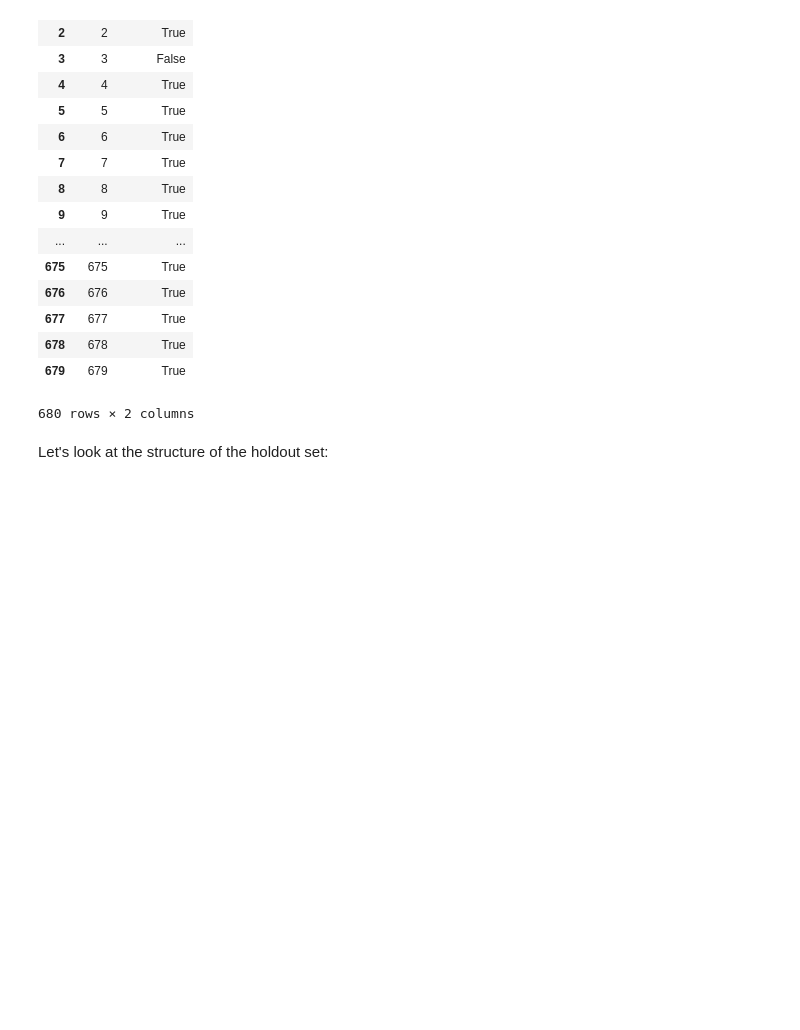
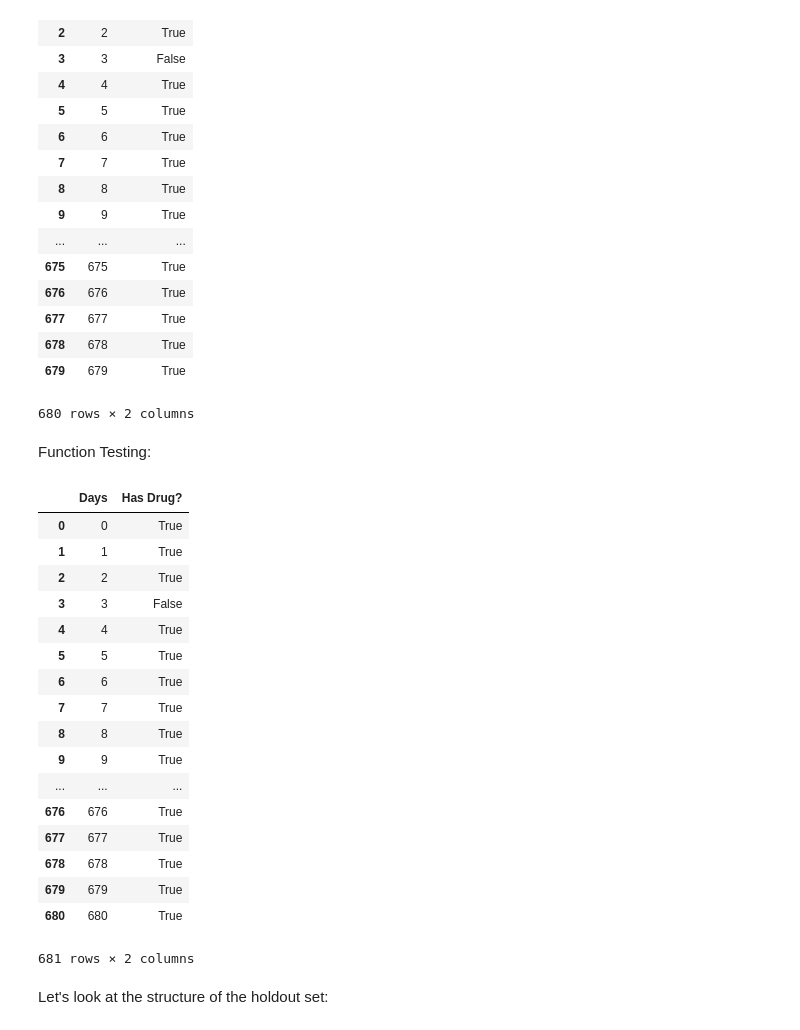
Before and after one commit to chenson2018/Humana-Mays-Competition, a Jupyter notebook: Exploration.ipynb, the cells around one changed output. Saved outputs shown, nothing was run; the diff lists cells and outputs as text; code cells hidden in the pictures; blank space fills up the shorter version.

Commit message:
Function For Drug Check

```diff
--- a/Exploration.ipynb
+++ b/Exploration.ipynb
@@ -521,6 +521,51 @@ person_ex_df
 | 678 | 678 | True |
 | 679 | 679 | True |
 680 rows × 2 columns
+# %% [markdown]
+Function Testing:
+# %%
+opioid_data = df[df['PAY_DAY_SUPPLY_CNT'].notnull()]
+opioid_data_grouped = opioid_data.groupby(by='id')
+# %%
+from itertools import chain
+
+def get_supply_frame(ID):
+    group = opioid_data_grouped.get_group(ID)
+    frame = group[['Days', 'PAY_DAY_SUPPLY_CNT']].drop_duplicates()
+    frame = frame[frame['Days']>=0]
+    frame['drugs until'] = (frame['Days'] + frame['PAY_DAY_SUPPLY_CNT']).astype(int)
+    frame['range'] = frame.apply(lambda x : range(x['Days'].astype(int),x['drugs until'].astype(int)),1)
+
+    concat = concatenated = chain(*list(frame['range']))
+    concat = set(concat)
+
+    day_frame = pd.DataFrame(columns = ['Days', 'Has Drug?'])
+    day_frame['Days'] = range(max(concat)+1)
+    day_frame['Has Drug?'] = (day_frame['Days'].isin(concat))
+
+    return day_frame
+# %%
+test_frame = get_supply_frame('ID10024447278')
+test_frame
+# %% [output]
+|  | Days | Has Drug? |
+| 0 | 0 | True |
+| 1 | 1 | True |
+| 2 | 2 | True |
+| 3 | 3 | False |
+| 4 | 4 | True |
+| 5 | 5 | True |
+| 6 | 6 | True |
+| 7 | 7 | True |
+| 8 | 8 | True |
+| 9 | 9 | True |
+| ... | ... | ... |
+| 676 | 676 | True |
+| 677 | 677 | True |
+| 678 | 678 | True |
+| 679 | 679 | True |
+| 680 | 680 | True |
+681 rows × 2 columns
 # %% [markdown]
 Let's look at the structure of the holdout set:
 # %%
```
Also changed, not shown: 1 other file.
